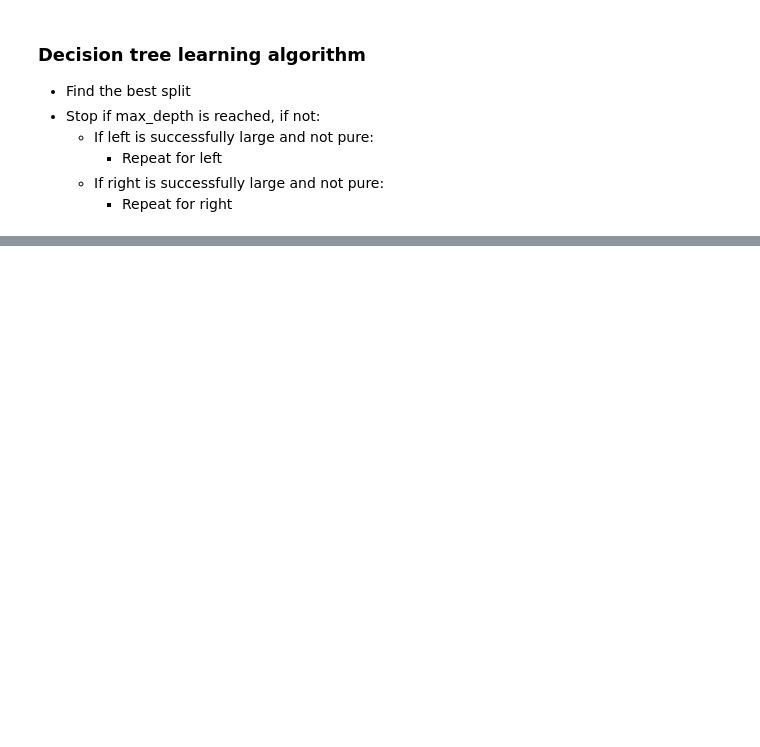
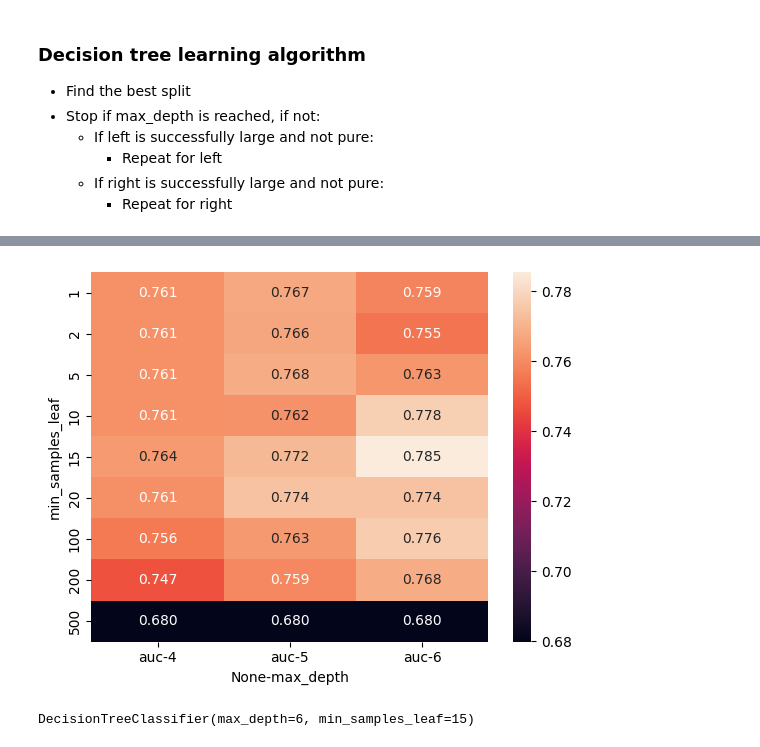
Before and after one commit to 16danielvm/MLZoomCamp, a Jupyter notebook: 06_trees/06_trees.ipynb, the cells around one changed output, grey strips where cells are left out. Drawn from its saved outputs; the diff is of its cells as text; code cells hidden in the pictures; blank space fills up the shorter version.

Commit message:
6.5. Decision tree parameter tuning

```diff
--- a/06_trees/06_trees.ipynb
+++ b/06_trees/06_trees.ipynb
@@ -529,0 +535,10 @@ Name: proportion, dtype: float64
+# %%
+for d in [1,2,3,4,5,6,10,15,20,None]:
+
+    dt = DecisionTreeClassifier(max_depth=d)
+    dt.fit(X_train, y_train)
+
+    y_pred = dt.predict_proba(X_val)[:,1]
+    auc = roc_auc_score(y_val,y_pred)
+
+    print('%4s -> %.3f' % (d,auc))
@@ -529,0 +556,15 @@ Name: proportion, dtype: float64
+# %%
+scores = []
+for d in [4,5,6]:
+    for s in [1,2,5,10,15,20,100,200,500]:
+
+        dt = DecisionTreeClassifier(max_depth=d, min_samples_leaf= s)
+        dt.fit(X_train, y_train)
+
+        y_pred = dt.predict_proba(X_val)[:,1]
+        auc = roc_auc_score(y_val,y_pred)
+
+        scores.append((d,s,auc))
+# %%
+df_scores = pd.DataFrame(scores, columns = ['max_depth','min_samples_leaf','auc'])
+df_scores.head()
@@ -529,0 +587,3 @@ Name: proportion, dtype: float64
+# %%
+df_scores_pivot = df_scores.pivot(index = 'min_samples_leaf', columns=['max_depth'], values= ['auc'])
+df_scores_pivot.round(3)
@@ -529,0 +603,11 @@ Name: proportion, dtype: float64
+# %%
+sns.heatmap(df_scores_pivot, annot=True, fmt='.3f')
+plt.show()
+# %% [output]
+[figure, added]
+# %%
+# Se crea el modelo con los mejores parametros
+dt = DecisionTreeClassifier(max_depth=6, min_samples_leaf=15)
+dt.fit(X_train,y_train)
+# %% [output]
+DecisionTreeClassifier(max_depth=6, min_samples_leaf=15)
```
Also changed, not shown: parts of 7 cells of this notebook.
